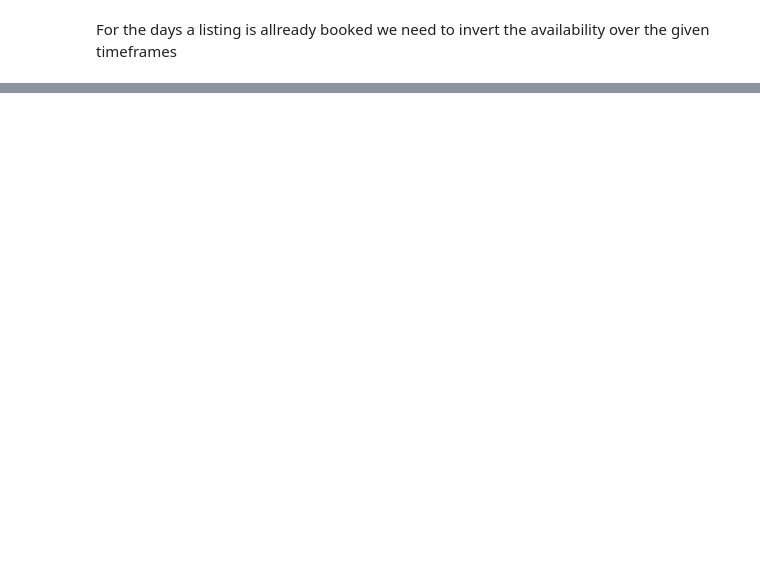
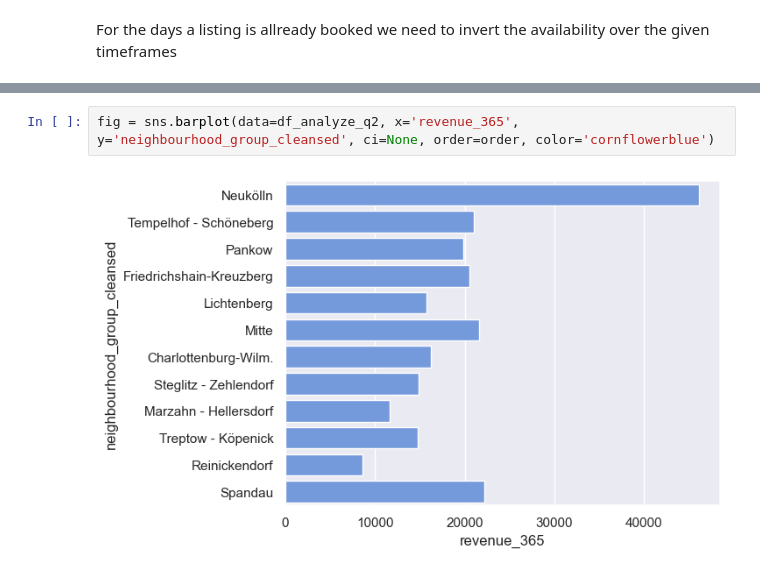
Before and after one commit to Daniel-Hutcheson/airbnb_berlin, a Jupyter notebook: main.ipynb, the cells around one changed output, grey strips where cells are left out. Saved outputs shown, nothing was run; the diff lists cells and outputs as text; blank space fills up the shorter version.

```diff
--- a/main.ipynb
+++ b/main.ipynb
@@ -220,0 +178,4 @@ AttributeError: 'Series' object has no attribute 'df_analyze'
+# %%
+fig = sns.barplot(data=df_analyze_q2, x='revenue_365', y='neighbourhood_group_cleansed', ci=None, order=order, color='cornflowerblue')
+# %% [output]
+[figure, added]
```
Also changed, not shown: parts of 38 cells of this notebook.
